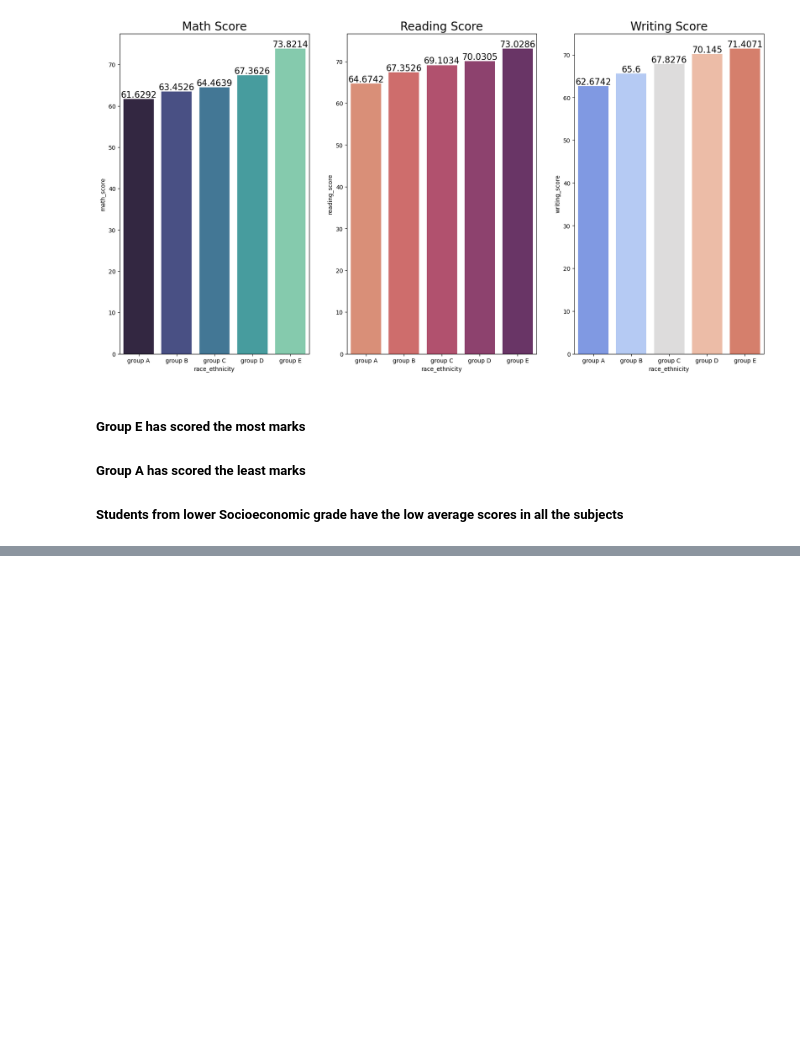
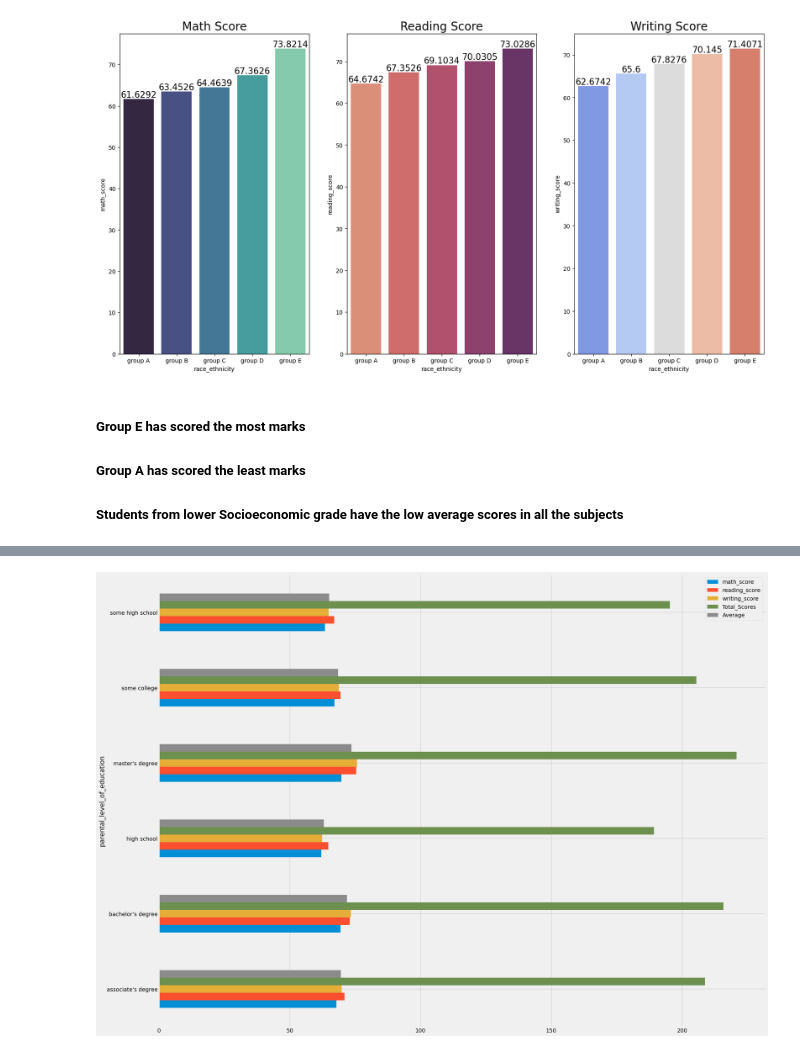
Before and after one commit to KR-16/MLPROJECTS, a Jupyter notebook: notebook/EDA.ipynb, the cells around one changed output, grey strips where cells are left out. Saved outputs shown, nothing was run; the diff lists cells and outputs as text; code cells hidden in the pictures; blank space fills up the shorter version.

```diff
--- a/notebook/EDA.ipynb
+++ b/notebook/EDA.ipynb
@@ -468,0 +487,3 @@ plt.show()
+# %%
+group_parent_education = data[[numeric_column for numeric_column in data.columns if data[numeric_column].dtype != "O"] + ["parental_level_of_education"]].groupby("parental_level_of_education").mean()
+display(group_parent_education)
@@ -468,0 +499,6 @@ plt.show()
+# %%
+group_parent_education.plot(kind = "barh", figsize = (25, 20))
+plt.legend()
+plt.show()
+# %% [output]
+[figure, added]
```
Also changed, not shown: parts of 21 cells of this notebook.
